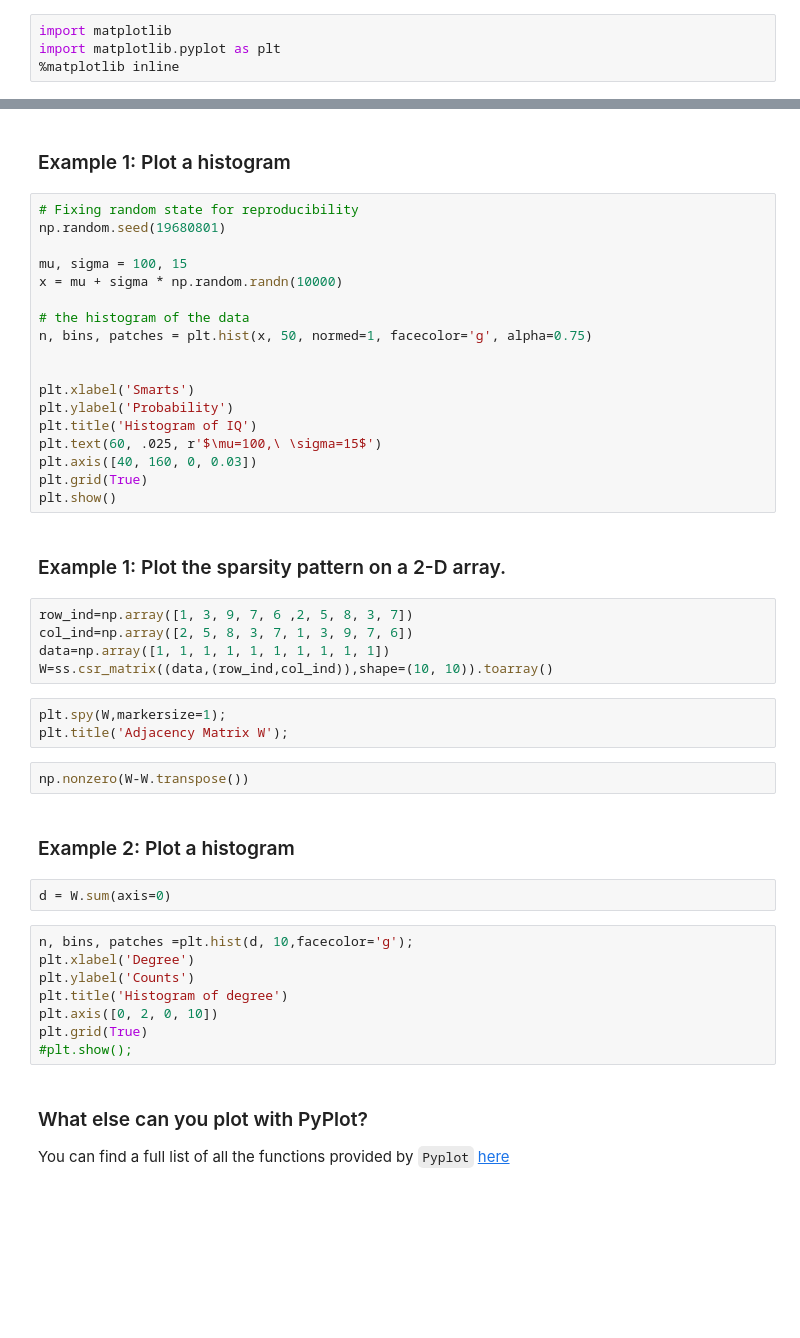
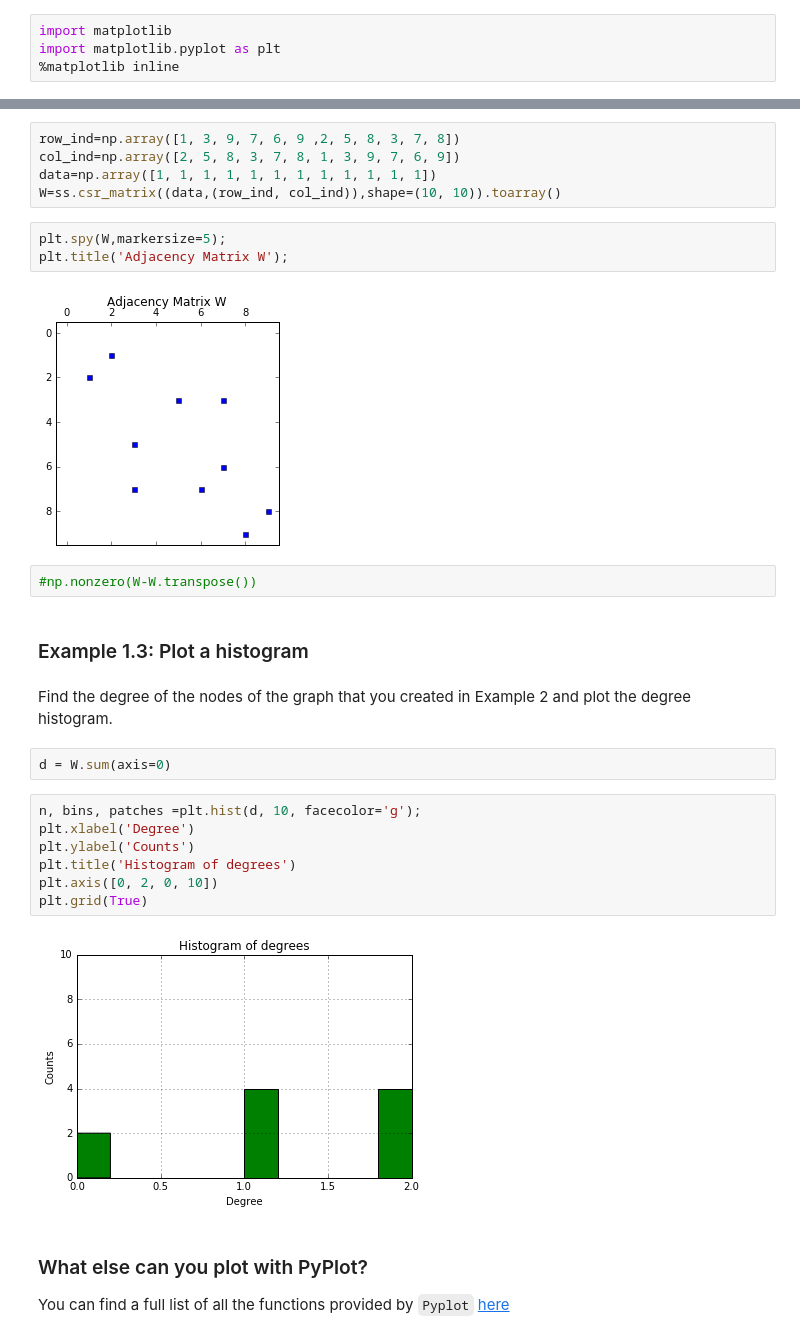
Before and after one commit to mdeff/ntds_2017, a Jupyter notebook: demos/05_matplotlib.ipynb, the cells around one changed output, grey strips where cells are left out. Cells and saved outputs as stored; diff of their text form; blank space fills up the shorter version.

```diff
--- a/demos/05_matplotlib.ipynb
+++ b/demos/05_matplotlib.ipynb
@@ -41,47 +45,30 @@ plt.show()
+# %%
+row_ind=np.array([1, 3, 9, 7, 6, 9 ,2, 5, 8, 3, 7, 8])
+col_ind=np.array([2, 5, 8, 3, 7, 8, 1, 3, 9, 7, 6, 9])
+data=np.array([1, 1, 1, 1, 1, 1, 1, 1, 1, 1, 1, 1])
+W=ss.csr_matrix((data,(row_ind, col_ind)),shape=(10, 10)).toarray()
+# %%
+plt.spy(W,markersize=5);
+plt.title('Adjacency Matrix W');
+# %% [output]
+[figure, added]
+# %%
+#np.nonzero(W-W.transpose())
 # %% [markdown]
-### Example 1: Plot a histogram
+### Example 1.3: Plot a histogram
-# %%
-# Fixing random state for reproducibility
-np.random.seed(19680801)
-
-mu, sigma = 100, 15
-x = mu + sigma * np.random.randn(10000)
-
-# the histogram of the data
-n, bins, patches = plt.hist(x, 50, normed=1, facecolor='g', alpha=0.75)
-
-
-plt.xlabel('Smarts')
-plt.ylabel('Probability')
-plt.title('Histogram of IQ')
-plt.text(60, .025, r'$\mu=100,\ \sigma=15$')
-plt.axis([40, 160, 0, 0.03])
-plt.grid(True)
-plt.show()
-# %% [markdown]
-### Example 1: Plot the sparsity pattern on a 2-D array.
-# %%
-row_ind=np.array([1, 3, 9, 7, 6 ,2, 5, 8, 3, 7])
-col_ind=np.array([2, 5, 8, 3, 7, 1, 3, 9, 7, 6])
-data=np.array([1, 1, 1, 1, 1, 1, 1, 1, 1, 1])
-W=ss.csr_matrix((data,(row_ind,col_ind)),shape=(10, 10)).toarray()
-# %%
-plt.spy(W,markersize=1);
-plt.title('Adjacency Matrix W');
-# %%
-np.nonzero(W-W.transpose())
-# %% [markdown]
-### Example 2: Plot a histogram
+# %% [markdown]
+Find the degree of the nodes of the graph that you created in Example 2 and plot the degree histogram.
 # %%
 d = W.sum(axis=0)
 # %%
-n, bins, patches =plt.hist(d, 10,facecolor='g');
+n, bins, patches =plt.hist(d, 10, facecolor='g');
 plt.xlabel('Degree')
 plt.ylabel('Counts')
-plt.title('Histogram of degree')
+plt.title('Histogram of degrees')
 plt.axis([0, 2, 0, 10])
 plt.grid(True)
-#plt.show();
+# %% [output]
+[figure, added]
 # %% [markdown]
 ### What else can you plot with PyPlot?
 You can find a full list of all the functions provided by ``Pyplot`` [here](https://matplotlib.org/api/_as_gen/matplotlib.pyplot.html)
```
Also changed, not shown: parts of 48 cells of this notebook.
